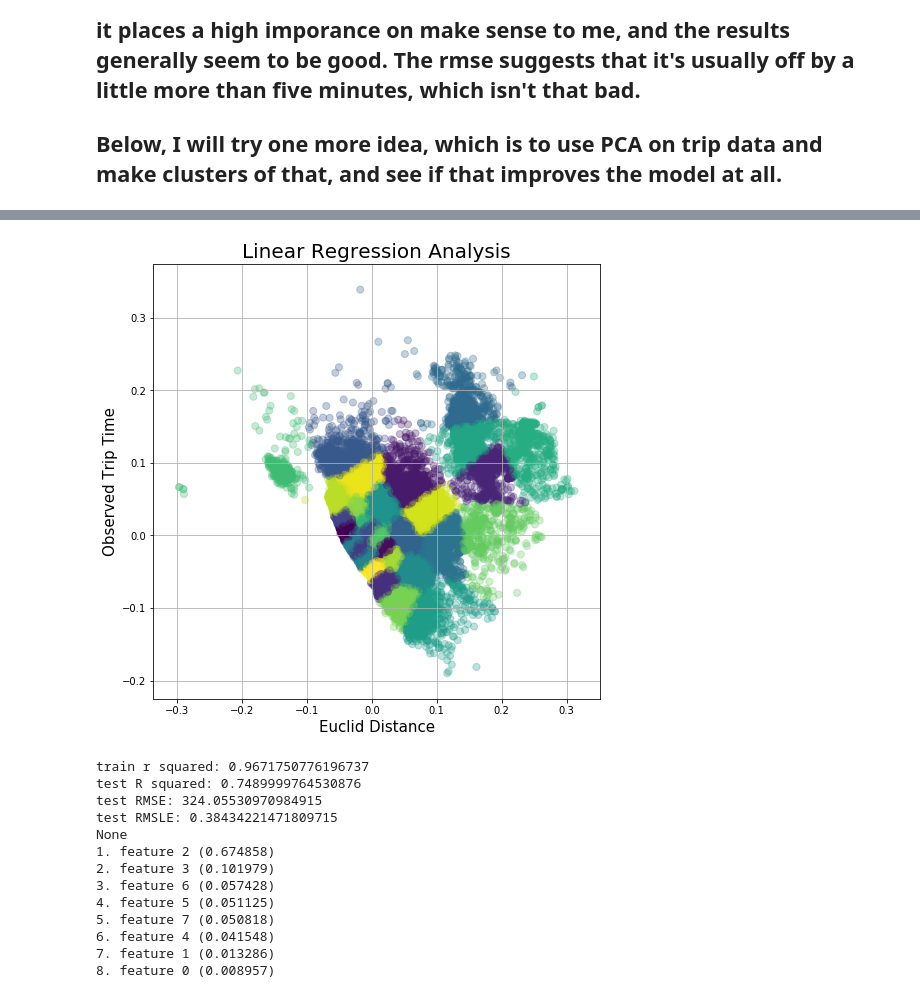
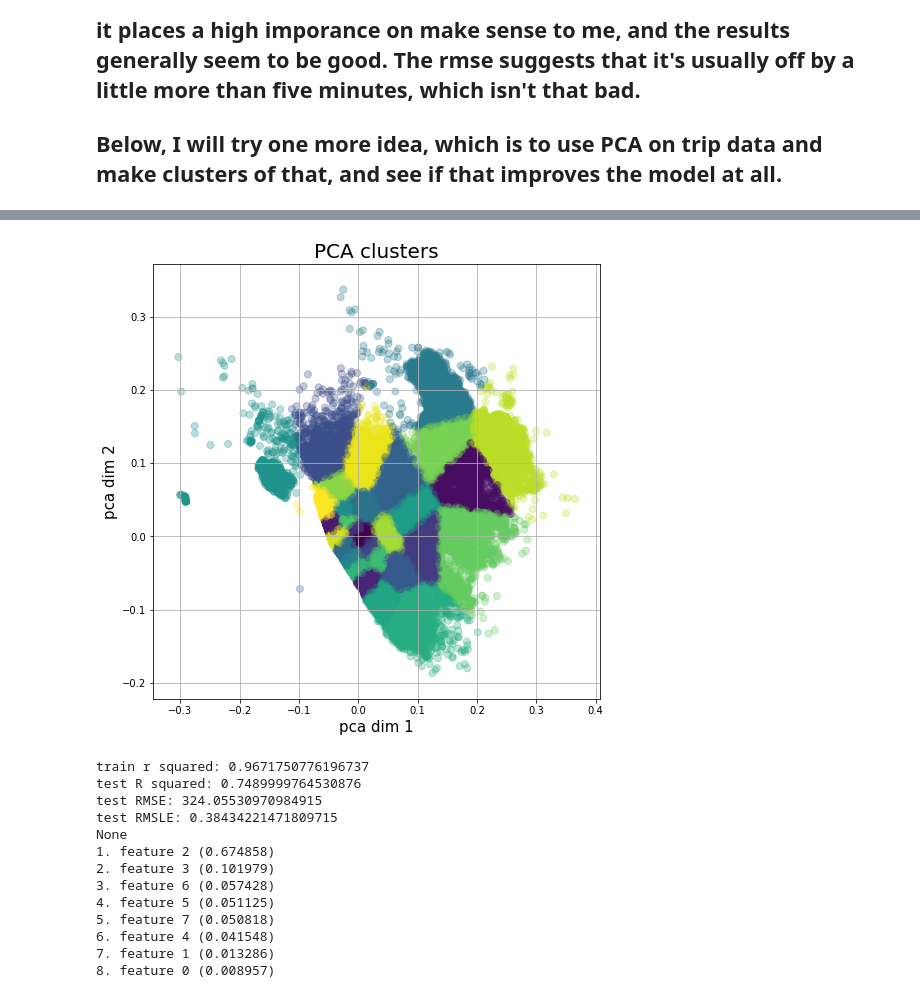
Before and after one commit to gaustin15/taxi_project, a Jupyter notebook: Model_Selection.ipynb, the cells around one changed output, grey strips where cells are left out. Saved outputs shown, nothing was run; the diff lists cells and outputs as text; code cells hidden in the pictures.

Commit message:
switched to filtered test data

```diff
--- a/Model_Selection.ipynb
+++ b/Model_Selection.ipynb
@@ -566,37 +588,32 @@ ax.grid()
 # %%
 from sklearn.decomposition import PCA as PCA
 
 pca_2d = PCA(n_components=2)
 pca_2d_coordinates = pca_2d.fit_transform(df[['pickup_latitude', 'pickup_longitude', 'dropoff_latitude', 'dropoff_longitude']])
 
 
 
 K = 30 # change K to whatever number of clusters you want
 kmeans_model = KMeans(n_clusters=K)
 
 # perform K-means
 kmeans = kmeans_model.fit(pca_2d_coordinates)
 
-# Get cluster labels for each data point in X_example
-# where each cluster is denoted by a number. For six
-# clusters, the cluster labels = [0, 1, 2, 3, 4, 5].
+# Get cluster labels for each data point
 labels = kmeans.predict(pca_2d_coordinates)
 
 df['PCA_clust'] = labels
-combined['PCA_clust'] = labels
 
 
 fig = plt.figure(figsize = (8,8))
 ax = fig.add_subplot(1,1,1)
 ax.set_xlabel('pca dim 1', fontsize = 15)
 ax.set_ylabel('pca dim 2', fontsize = 15)
 ax.set_title('PCA clusters', fontsize = 20)
 ax.scatter( pca_2d_coordinates[:, 0], pca_2d_coordinates[:, 1], s = 50, alpha = .3, c = labels )
-#ax.scatter(lin_data['is_rush_hour'],lin_data['travel_time'] )
-#ax.plot( y_test, y_test, color = 'red' )
 ax.grid()
 # %% [output]
-[figure, old version]
+[figure, new version]
 # %%
 
 columns = ['PCA_clust', 'prcp','euclid_distance', 'total_minutes', 'pickup_latitude', 'pickup_longitude', 'dropoff_latitude', 'dropoff_longitude']
```
Also changed, not shown: parts of 10 cells of this notebook, 3 other files.
